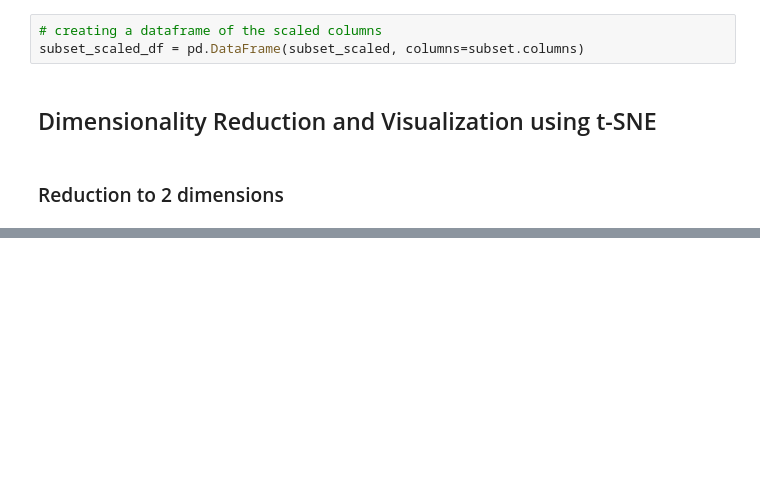
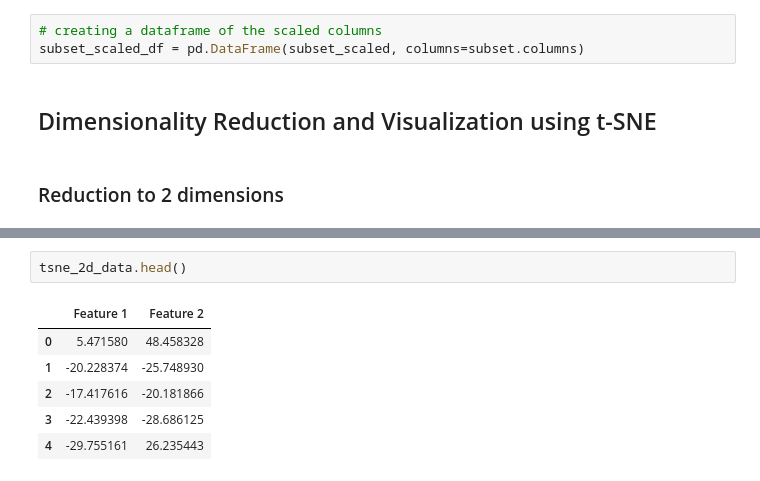
Before and after one commit to dennisumoh325/Product_Segmentation_clustering, a Jupyter notebook: product_seg_NB.ipynb, the cells around one changed output, grey strips where cells are left out. Cells and saved outputs as stored; diff of their text form; blank space fills up the shorter version.

```diff
--- a/product_seg_NB.ipynb
+++ b/product_seg_NB.ipynb
@@ -349,0 +362,9 @@ subset_scaled_df = pd.DataFrame(subset_scaled, columns=subset.columns)
+# %%
+tsne_2d_data.head()
+# %% [output]
+|  | Feature 1 | Feature 2 |
+| 0 | 5.471580 | 48.458328 |
+| 1 | -20.228374 | -25.748930 |
+| 2 | -17.417616 | -20.181866 |
+| 3 | -22.439398 | -28.686125 |
+| 4 | -29.755161 | 26.235443 |
```
Also changed, not shown: parts of 6 cells of this notebook.
